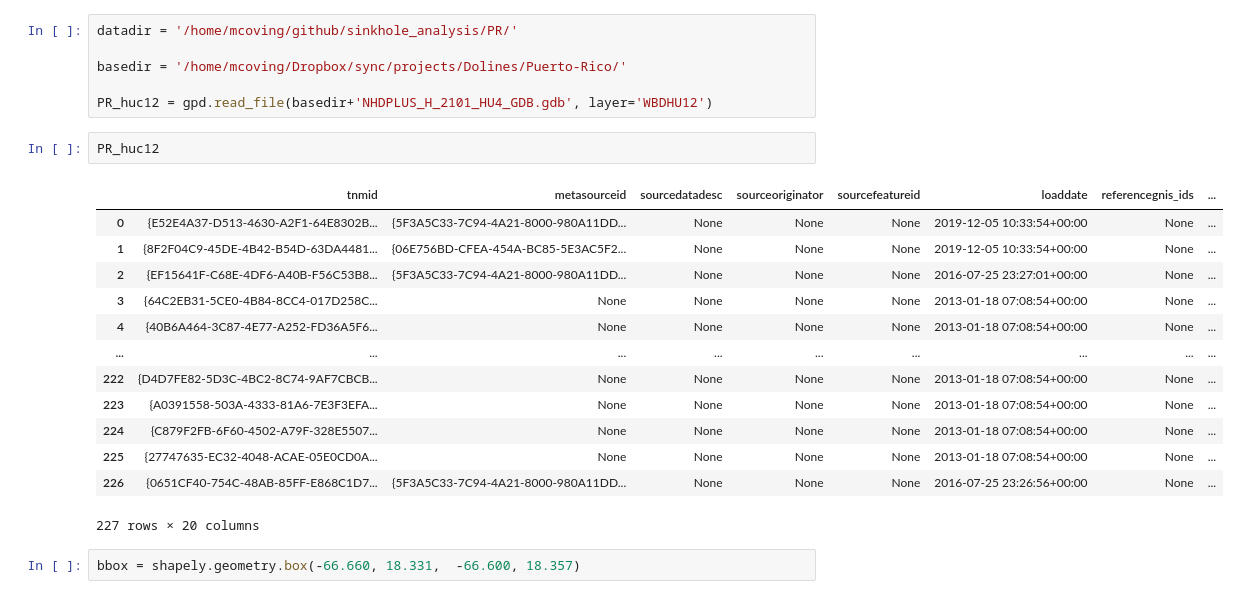
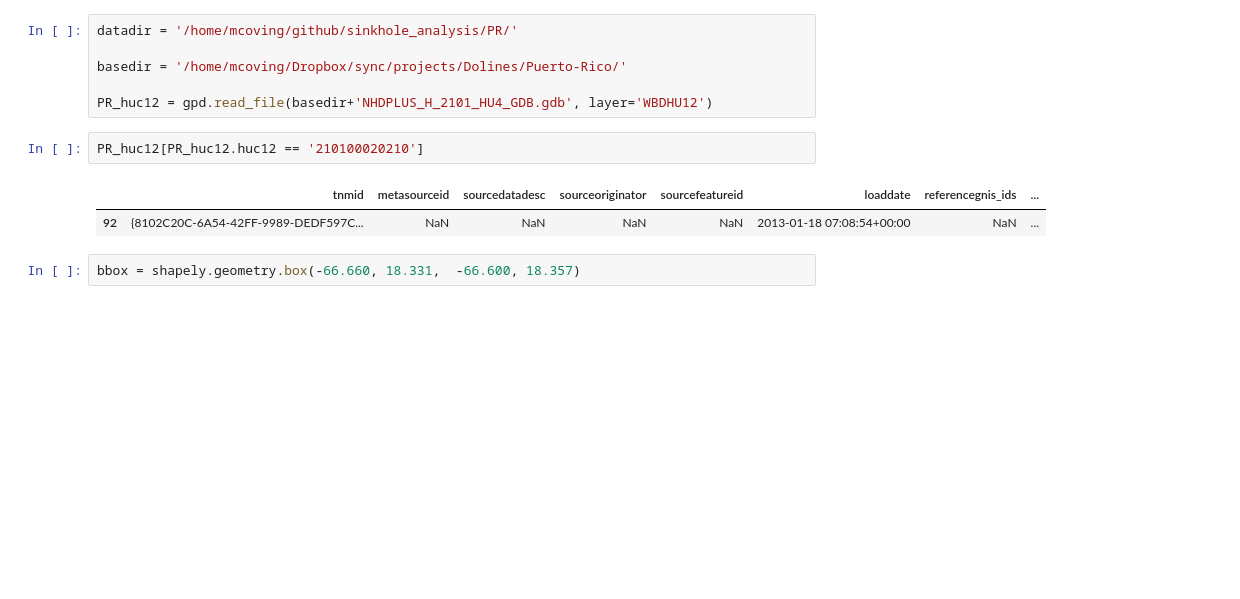
Before and after one commit to CovingtonResearchGroup/sinkhole_analysis, a Jupyter notebook: PR-Karstification.ipynb, the cells around one changed output. Drawn from its saved outputs; the diff is of its cells as text; blank space fills up the shorter version.

```diff
--- a/PR-Karstification.ipynb
+++ b/PR-Karstification.ipynb
@@ -26,21 +22,10 @@ basedir = '/home/mcoving/Dropbox/sync/projects/Dolines/Puerto-Rico/'
 
 PR_huc12 = gpd.read_file(basedir+'NHDPLUS_H_2101_HU4_GDB.gdb', layer='WBDHU12')
 # %%
-PR_huc12
+PR_huc12[PR_huc12.huc12 == '210100020210']
 # %% [output]
 |  | tnmid | metasourceid | sourcedatadesc | sourceoriginator | sourcefeatureid | loaddate | referencegnis_ids | ... |
-| 0 | {E52E4A37-D513-4630-A2F1-64E8302B... | {5F3A5C33-7C94-4A21-8000-980A11DD... | None | None | None | 2019-12-05 10:33:54+00:00 | None | ... |
-| 1 | {8F2F04C9-45DE-4B42-B54D-63DA4481... | {06E756BD-CFEA-454A-BC85-5E3AC5F2... | None | None | None | 2019-12-05 10:33:54+00:00 | None | ... |
-| 2 | {EF15641F-C68E-4DF6-A40B-F56C53B8... | {5F3A5C33-7C94-4A21-8000-980A11DD... | None | None | None | 2016-07-25 23:27:01+00:00 | None | ... |
-| 3 | {64C2EB31-5CE0-4B84-8CC4-017D258C... | None | None | None | None | 2013-01-18 07:08:54+00:00 | None | ... |
-| 4 | {40B6A464-3C87-4E77-A252-FD36A5F6... | None | None | None | None | 2013-01-18 07:08:54+00:00 | None | ... |
-| ... | ... | ... | ... | ... | ... | ... | ... | ... |
-| 222 | {D4D7FE82-5D3C-4BC2-8C74-9AF7CBCB... | None | None | None | None | 2013-01-18 07:08:54+00:00 | None | ... |
-| 223 | {A0391558-503A-4333-81A6-7E3F3EFA... | None | None | None | None | 2013-01-18 07:08:54+00:00 | None | ... |
-| 224 | {C879F2FB-6F60-4502-A79F-328E5507... | None | None | None | None | 2013-01-18 07:08:54+00:00 | None | ... |
-| 225 | {27747635-EC32-4048-ACAE-05E0CD0A... | None | None | None | None | 2013-01-18 07:08:54+00:00 | None | ... |
-| 226 | {0651CF40-754C-48AB-85FF-E868C1D7... | {5F3A5C33-7C94-4A21-8000-980A11DD... | None | None | None | 2016-07-25 23:26:56+00:00 | None | ... |
+| 92 | {8102C20C-6A54-42FF-9989-DEDF597C... | NaN | NaN | NaN | NaN | 2013-01-18 07:08:54+00:00 | NaN | ... |
-227 rows × 20 columns
 # %%
 bbox = shapely.geometry.box(-66.660, 18.331,  -66.600, 18.357)
 # %%
```
Also changed, not shown: parts of 21 cells of this notebook.
